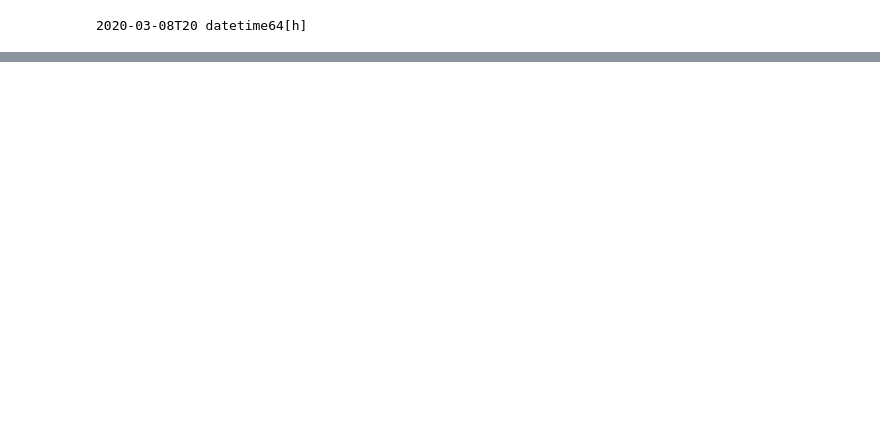
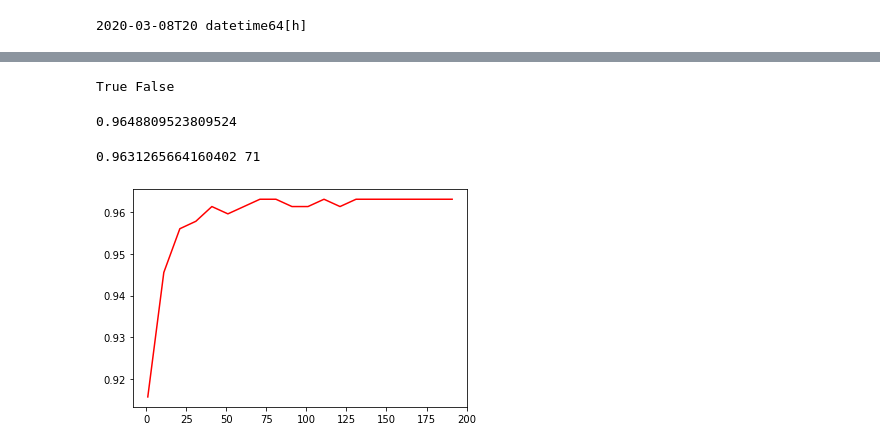
Before and after one commit to yscs2020/2021_to_improve, a Jupyter notebook: 202107/pandas_numpy.ipynb, the cells around one changed output, grey strips where cells are left out. Cells and saved outputs as stored; diff of their text form; code cells hidden in the pictures; blank space fills up the shorter version.

```diff
--- a/202107/pandas_numpy.ipynb
+++ b/202107/pandas_numpy.ipynb
@@ -197,0 +329,7 @@ print(a,a.dtype)
+# %%
+import numpy as np
+a = np.is_busday('2020-07-10',weekmask=[1,1,1,1,1,0,0])
+b = np.is_busday('2020-07-10',weekmask=[1,1,1,1,0,0,1])
+print(a,b)
+# %% [output]
+True False
@@ -197,0 +344,25 @@ print(a,a.dtype)
+# %%
+data = load_breast_cancer()
+rfc = RandomForestClassifier(n_estimators=100,random_state=90)
+score_pre = cross_val_score(rfc,data.data,data.target,cv=10).mean()
+# %%
+score_pre
+# %% [output]
+0.9648809523809524
+# %%
+score_lr = []
+for i in range(0,200,10):
+    rfc = RandomForestClassifier(n_estimators=i+1,random_state=90)
+    score = cross_val_score(rfc,data.data,data.target,cv=10).mean()
+    score_lr.append(score)
+score_max = max(score_lr)
+print(score_max,score_lr.index(score_max)*10+1)
+# %% [output]
+0.9631265664160402 71
+# %%
+x = np.arange(1,201,10)
+plt.subplot(111)
+plt.plot(x,score_lr,'r-')
+plt.show()
+# %% [output]
+[figure, added]
```
Also changed, not shown: parts of 43 cells of this notebook.
